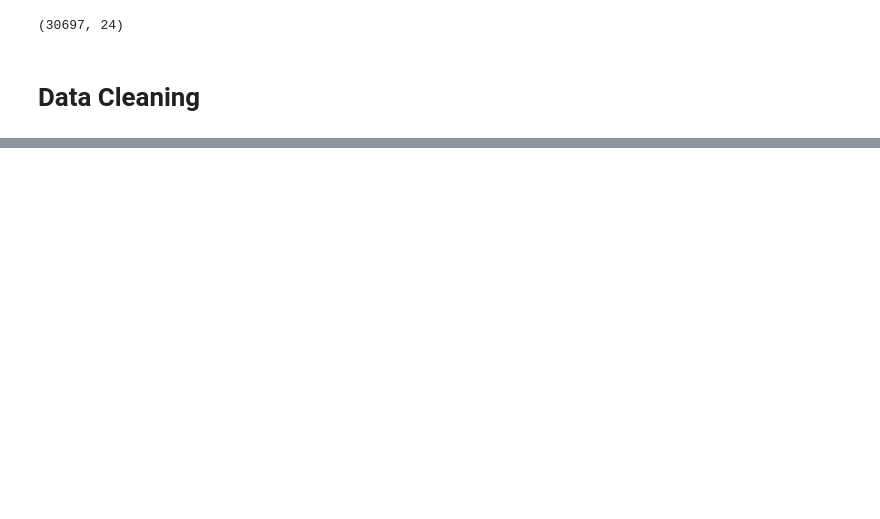
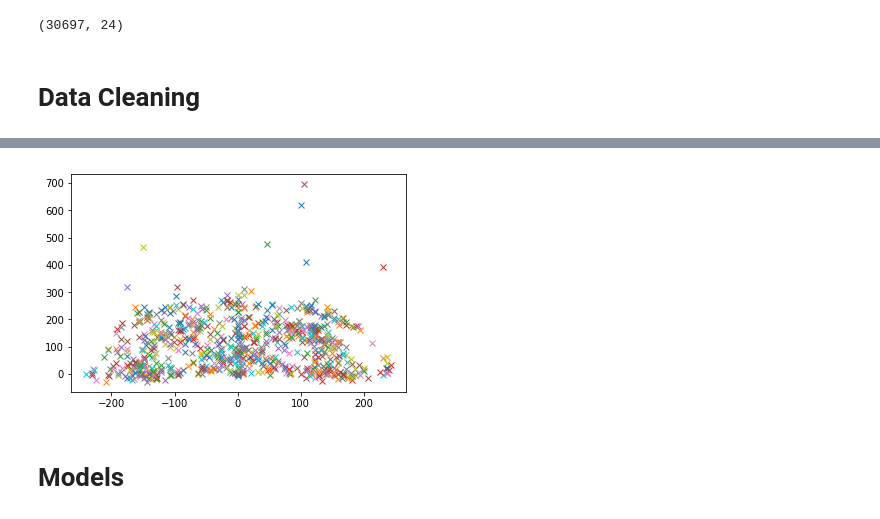
Before and after one commit to jonathanjmak/mcs100-finalproject, a Jupyter notebook: Kobe Shot Prediction.ipynb, the cells around one changed output, grey strips where cells are left out. Saved outputs shown, nothing was run; the diff lists cells and outputs as text; code cells hidden in the pictures; blank space fills up the shorter version.

```diff
--- a/Kobe Shot Prediction.ipynb
+++ b/Kobe Shot Prediction.ipynb
@@ -92,0 +109,22 @@ data_cl.head(10)
+# %%
+
+# Separate dataset for validation# Separa
+data_submit = data_cl[unknown_mask]
+
+# Separate dataset for training
+X = data_cl[~unknown_mask]
+Y = target[~unknown_mask]
+
+Xtrain = X.head(20000)
+Ytrain = Y.head(20000)
+Xtest = X.tail(5697)
+Ytest = Y.tail(5697)
+# %%
+plt.figure(0)
+for index, row in X.head(1000).iterrows():
+    plt.plot(X.get_value(index, 'loc_x'), X.get_value(index, 'loc_y'), 'x')
+plt.show()
+# %% [output]
+[figure, added]
+# %% [markdown]
+# Models
```
Also changed, not shown: parts of 9 cells of this notebook.
